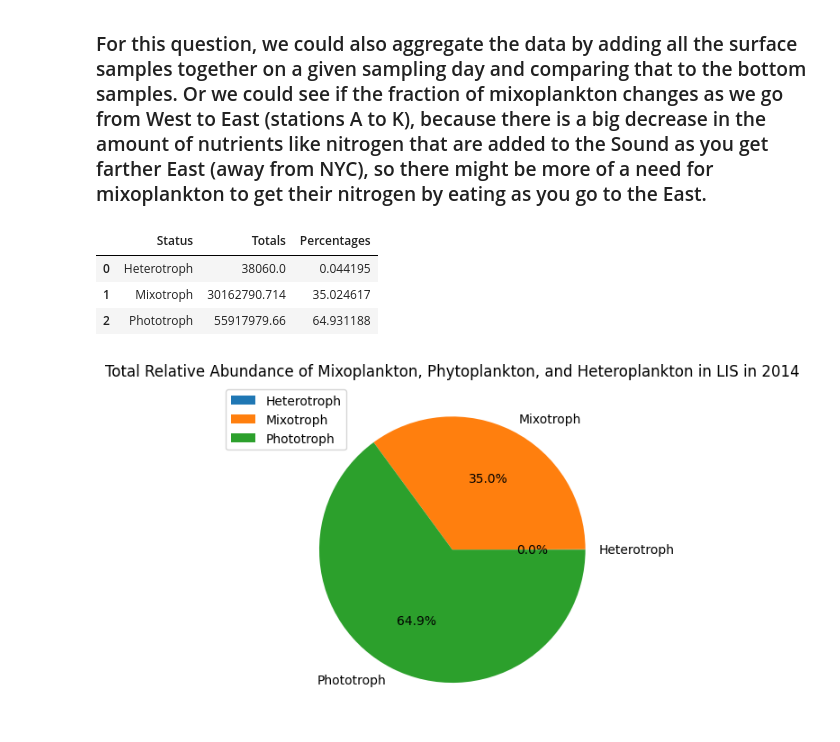
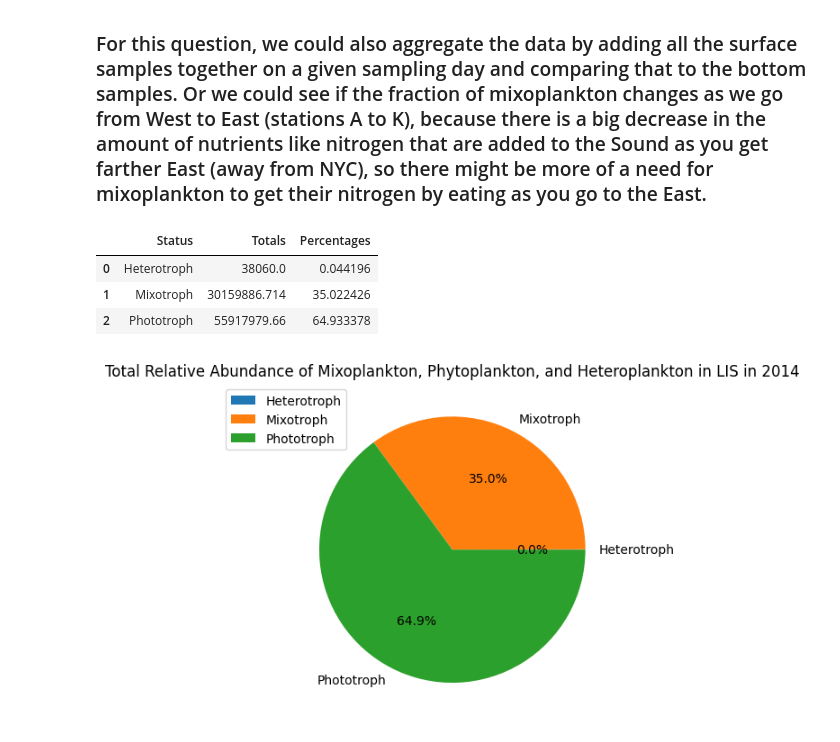
Before and after one commit to AMaher101/PlanktonClassifier, a Jupyter notebook: questions.ipynb, the cells around one changed output. Drawn from its saved outputs; the diff is of its cells as text; code cells hidden in the pictures.

```diff
--- a/questions.ipynb
+++ b/questions.ipynb
@@ -12,7 +12,7 @@ csv_name = "2014-final.xlsx - Sheet1.csv"
 classified = Classifier(csv_name)
 # %%
 def percentages(df, column):
-    df = lis.groupby([column], as_index=False)['Totals'].sum()
+    df = df.groupby([column], as_index=False)['Totals'].sum()
     df['Percentages'] = round(((df['Totals'] / df['Totals'].sum()) * 100), 1)
     df = df.loc[(df[column] != "") & (df['Totals'] != 0)]
     return df
@@ -22,17 +22,16 @@ def percentages(df, column):
 # %%
 # Clean Data
 lis = classified.all_classified
-lis
 lis.loc[lis['Genus']=='Protoperidinium', 'Status'] = 'Heterotroph'
 lis = lis.replace('No', 'Phototroph')
 lis = lis.replace('Yes', 'Mixotroph')
 counts = percentages(lis, 'Status')
 counts
 # %% [output]
 |  | Status | Totals | Percentages |
-| 0 | Heterotroph | 38060.0 | 0.044195 |
-| 1 | Mixotroph | 30162790.714 | 35.024617 |
-| 2 | Phototroph | 55917979.66 | 64.931188 |
+| 0 | Heterotroph | 38060.0 | 0.044196 |
+| 1 | Mixotroph | 30159886.714 | 35.022426 |
+| 2 | Phototroph | 55917979.66 | 64.933378 |
 # %%
 # Plot Data
 plt.title("Total Relative Abundance of Mixoplankton, Phytoplankton, and Heteroplankton in LIS in 2014")
```
Also changed, not shown: parts of 6 cells of this notebook.
